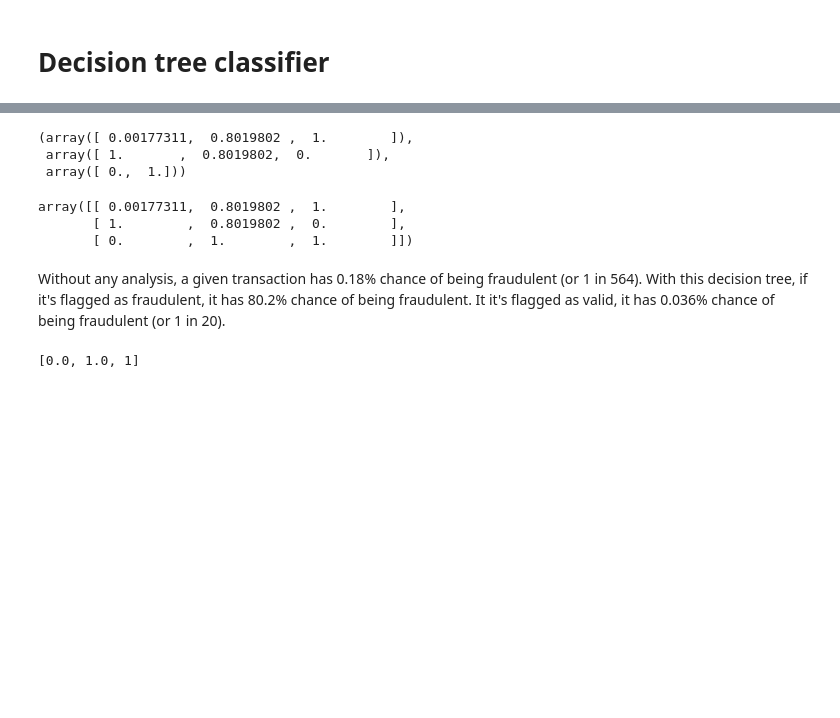
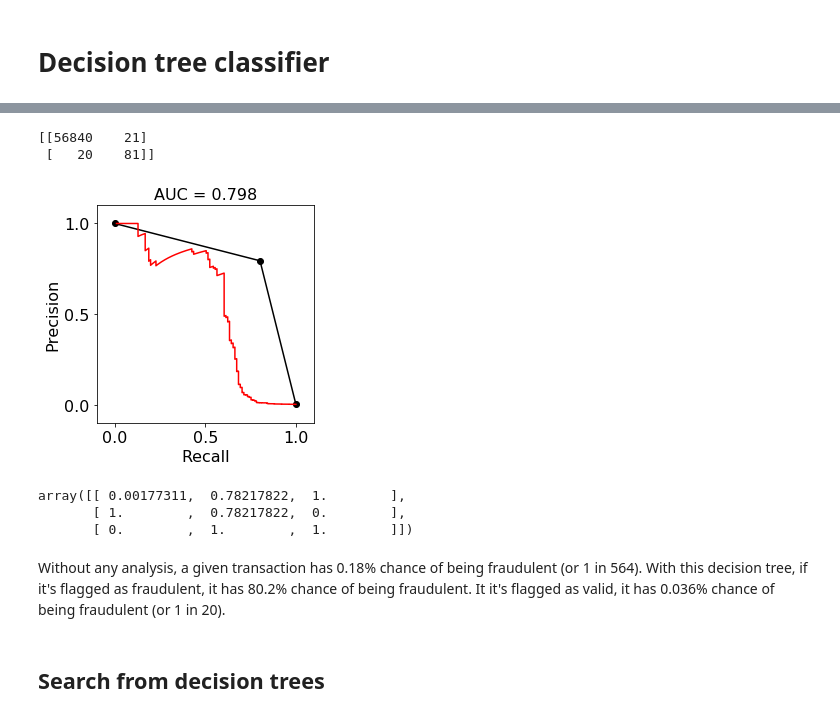
Before and after one commit to tiagobbatalhao/credit_card_fraud, a Jupyter notebook: CreditCardFraud.ipynb, the cells around one changed output, grey strips where cells are left out. Cells and saved outputs as stored; diff of their text form; code cells hidden in the pictures; blank space fills up the shorter version.

Commit message:
Some thoughts about decision tree

```diff
--- a/CreditCardFraud.ipynb
+++ b/CreditCardFraud.ipynb
@@ -353,18 +353,36 @@ print(sklearn.metrics.confusion_matrix(class_test,estimator.predict(features_tes
-# %%
-precision,recall,threshold
-# %% [output]
-(array([ 0.00177311,  0.8019802 ,  1.        ]),
- array([ 1.       ,  0.8019802,  0.       ]),
- array([ 0.,  1.]))
+# %%
+# Decision tree classifier, method: Entropy
+# Balanced weights
+
+estimator = sklearn.tree.DecisionTreeClassifier(criterion = 'entropy', class_weight = None)
+estimator.fit(features_train,class_train)
+proba = estimator.predict_proba(features_test)
+precision,recall,threshold = sklearn.metrics.precision_recall_curve(class_test,proba.T[1])
+prc_decisiontree = py.array([(x,y,z) for x,y,z in zip(precision,recall,list(threshold)+[1.])]).T
+metric = sklearn.metrics.average_precision_score(class_test,proba.T[1])
+fig = py.figure()
+ax = fig.add_subplot(111,aspect='equal')
+ax.plot(recall,precision,'ko-')
+ax.plot(prc_logreg[1],prc_logreg[0],'r-')
+ax.set_xlim(-0.1,1.1)
+ax.set_ylim(-0.1,1.1)
+ax.set_xticks([0,0.5,1.0])
+ax.set_xticklabels([str(x) for x in ax.get_xticks()],fontsize=16)
+ax.set_yticks([0,0.5,1.0])
+ax.set_yticklabels([str(x) for x in ax.get_xticks()],fontsize=16)
+ax.set_xlabel('Recall',fontsize=16)
+ax.set_ylabel('Precision',fontsize=16)
+ax.set_title('AUC = {:5.3f}'.format(metric),fontsize=16);
+print(sklearn.metrics.confusion_matrix(class_test,estimator.predict(features_test)))
+# %% [output]
+[[56840    21]
+ [   20    81]]
+[figure, added]
 # %%
 prc_decisiontree
 # %% [output]
-array([[ 0.00177311,  0.8019802 ,  1.        ],
-       [ 1.        ,  0.8019802 ,  0.        ],
+array([[ 0.00177311,  0.78217822,  1.        ],
+       [ 1.        ,  0.78217822,  0.        ],
        [ 0.        ,  1.        ,  1.        ]])
 # %% [markdown]
 Without any analysis, a given transaction has 0.18% chance of being fraudulent (or 1 in 564). With this decision tree, if it's flagged as fraudulent, it has 80.2% chance of being fraudulent. It it's flagged as valid, it has 0.036% chance of being fraudulent (or 1 in 20).
-# %%
-list(threshold)+[1]
-# %% [output]
-[0.0, 1.0, 1]
@@ -370,0 +396,2 @@ list(threshold)+[1]
+# %% [markdown]
+## Search from decision trees
```
Also changed, not shown: parts of 13 cells of this notebook.
